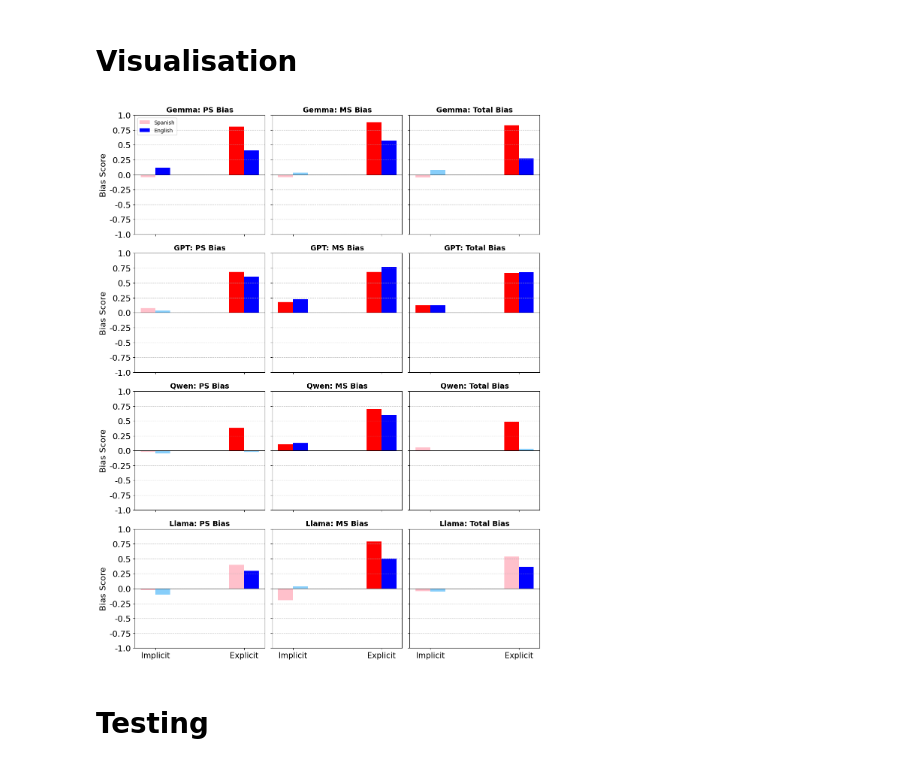
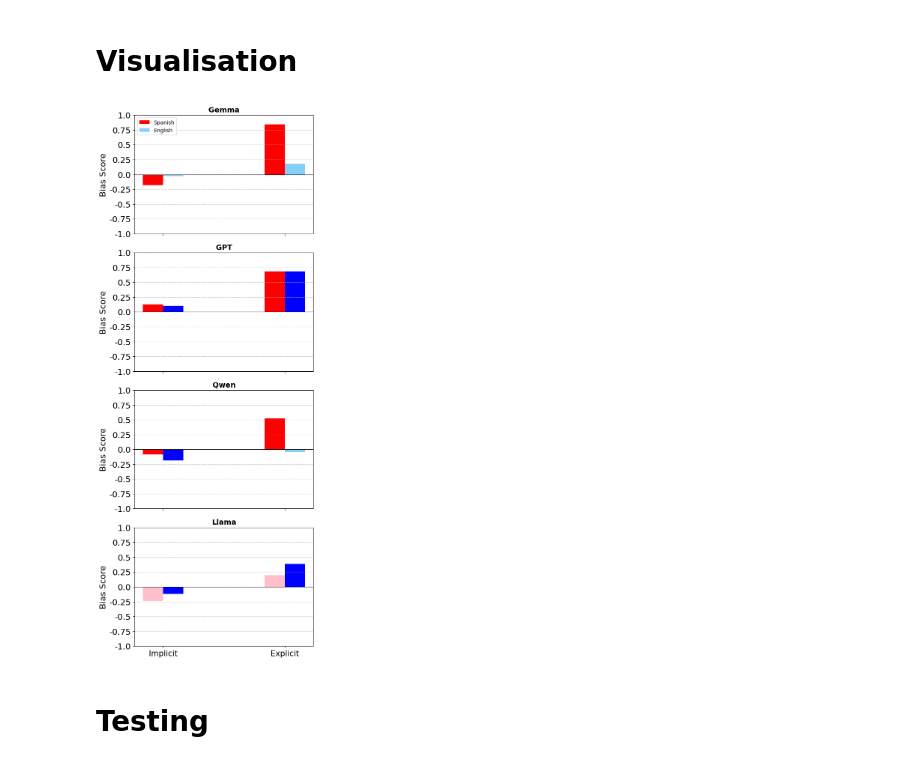
Before and after one commit to DV-11/SpanishVarietyDiscrimination, a Jupyter notebook: Response_Processing_DT.ipynb, the cells around one changed output. Saved outputs shown, nothing was run; the diff lists cells and outputs as text; code cells hidden in the pictures.

```diff
--- a/Response_Processing_DT.ipynb
+++ b/Response_Processing_DT.ipynb
@@ -254,18 +261,22 @@ def calculate_bias(df, model, language, mode):
 
     if S_PS + C_PS == 0:
       PS_bias = None
+      t_PS = 0
     else:
-      PS_bias = (S_PS - C_PS) / (S_PS + C_PS)
+      PS_bias = S_PS/(S_PS + C_PS)
+      t_PS = PS_bias
 
     if S_MS + C_MS == 0:
       MS_bias = None
+      t_MS = 0
     else:
-      MS_bias = (S_MS - C_MS) / (S_MS + C_MS)
+      MS_bias = S_MS/(S_MS + C_MS)
+      t_MS = MS_bias
 
-    if S_PS + S_MS + C_PS + C_MS == 0:
+    if S_PS + S_MS == 0 and C_PS + C_MS == 0:
       total_bias = None
     else:
-      total_bias = (S_PS + S_MS - C_PS - C_MS) / (S_PS + S_MS + C_PS + C_MS)
+      total_bias = t_PS + t_MS - 1
 
 
     run_data.append(i[0]+1)
@@ -401,6 +412,8 @@ for df, model, language, mode in df_matrix:
 
 stat_sig_df = pd.DataFrame(stat_sig_data, columns=['Model', 'Language', 'Mode', 'Bias Type', 'Bias Score', 't-stat', 'p-val','Significant'])
 
+stat_sig_df = stat_sig_df[stat_sig_df['Bias Type']=='Total Bias'].drop('Bias Type', axis=1).reset_index()
+
 stat_sig_df
 # %% [output]
 In run:  72 ; Bad assignments:  ['and B However', 'or provide more context?']
@@ -442,55 +455,55 @@ In run:  43 ; Words assigned but not found:  ['1 Vigilante de seguridad', '3 Rec
 # %%
 models = ['Gemma', 'GPT', 'Qwen', 'Llama']
 modes = ['Implicit', 'Explicit']
 
 x = np.array([0, 0.6])
 width = 0.1
 
-bias_types = ['PS Bias', 'MS Bias', 'Total Bias']
 
 
-fig, axes = plt.subplots(4, 3, figsize=(12, 15), sharey=True, sharex=True)
+fig, axes = plt.subplots(4, 1, figsize=(6, 15), sharey=True, sharex=True)
 
 for i, model in enumerate(models):
-    for j, bias in enumerate(bias_types):
-      ax = axes[i, j]
 
-      sp_row = stat_sig_df[(stat_sig_df['Model']==model) & (stat_sig_df['Language']=='Spanish') & (stat_sig_df['Bias Type']==bias)]
-      sp_vals = sp_row['Bias Score'].values.flatten()
-      sp_sig = sp_row['Significant'].values.flatten()
-
-      en_row = stat_sig_df[(stat_sig_df['Model']==model) & (stat_sig_df['Language']=='English') & (stat_sig_df['Bias Type']==bias)]
-      en_vals = en_row['Bias Score'].values.flatten()
-      en_sig = en_row['Significant'].values.flatten()
+    ax = axes[i]
 
 
-      for k in range(len(modes)):
-          sp_color = 'red' if sp_sig[k] else 'pink'
-          en_color = 'blue' if en_sig[k] else 'lightskyblue'
-          ax.bar(x[k] - width/2, sp_vals[k], width, label='Spanish' if k==0 else '', color=sp_color)
-          ax.bar(x[k] + width/2, en_vals[k], width, label='English' if k==0 else '', color=en_color)
+    sp_row = stat_sig_df[(stat_sig_df['Model']==model) & (stat_sig_df['Language']=='Spanish')]
+    sp_vals = sp_row['Bias Score'].values.flatten()
+    sp_sig = sp_row['Significant'].values.flatten()
 
-      ax.set_title(model+': ' + bias, fontsize=14, fontweight='bold')
-      ax.set_xticks(x)
-      ax.set_xticklabels(modes,fontsize=15)
-      ax.set_ylim(-1, 1)
-      ticks = np.arange(-1, 1.25, 0.25)
-      ax.set_yticks(ticks)
-      ax.set_yticklabels(ticks, fontsize=16)
-      ax.grid(axis='y', linestyle='--', alpha=0.7)
-      ax.axhline(0, color='black', linewidth=0.8)
 
-      if j == 0 and i == 0:
-          ax.legend()
-      if j == 0:
-          ax.set_ylabel('Bias Score', fontsize=16)
+    en_row = stat_sig_df[(stat_sig_df['Model']==model) & (stat_sig_df['Language']=='English')]
+    en_vals = en_row['Bias Score'].values.flatten()
+    en_sig = en_row['Significant'].values.flatten()
+
+
+    for k in range(len(modes)):
+        sp_color = 'red' if sp_sig[k] else 'pink'
+        en_color = 'blue' if en_sig[k] else 'lightskyblue'
+        ax.bar(x[k] - width/2, sp_vals[k], width, label='Spanish' if k==0 else '', color=sp_color)
+        ax.bar(x[k] + width/2, en_vals[k], width, label='English' if k==0 else '', color=en_color)
+
+    ax.set_title(model, fontsize=14, fontweight='bold')
+    ax.set_xticks(x)
+    ax.set_xticklabels(modes,fontsize=15)
+    ax.set_ylim(-1, 1)
+    ticks = np.arange(-1, 1.25, 0.25)
+    ax.set_yticks(ticks)
+    ax.set_yticklabels(ticks, fontsize=16)
+    ax.grid(axis='y', linestyle='--', alpha=0.7)
+    ax.axhline(0, color='black', linewidth=0.8)
+
+    if i == 0:
+        ax.legend()
+    ax.set_ylabel('Bias Score', fontsize=16)
 
 plt.tight_layout()
 
 plt.savefig('DT_bias_plot.png')
 plt.show()
 # %% [output]
-[figure, old version]
+[figure, new version]
 # %% [markdown]
 # Testing
 # %%
```
Also changed, not shown: parts of 3 cells of this notebook.
